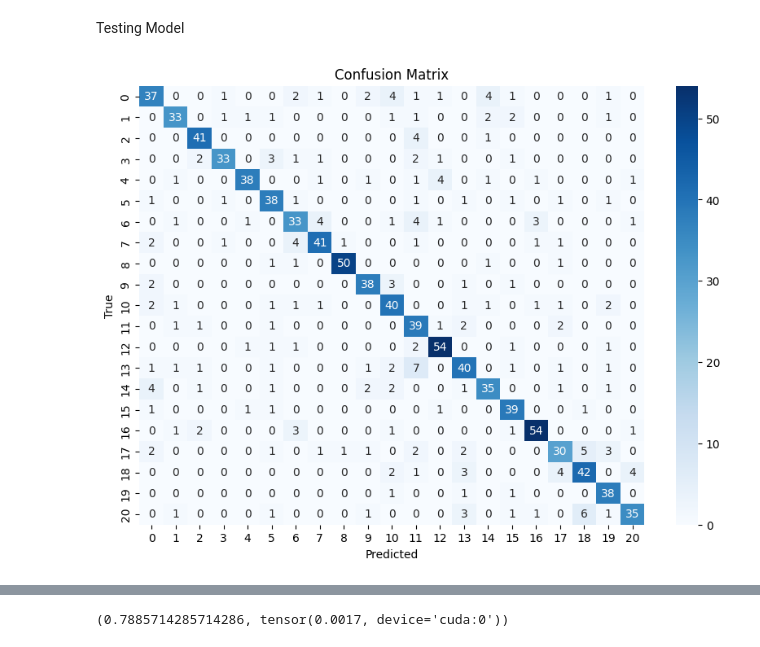
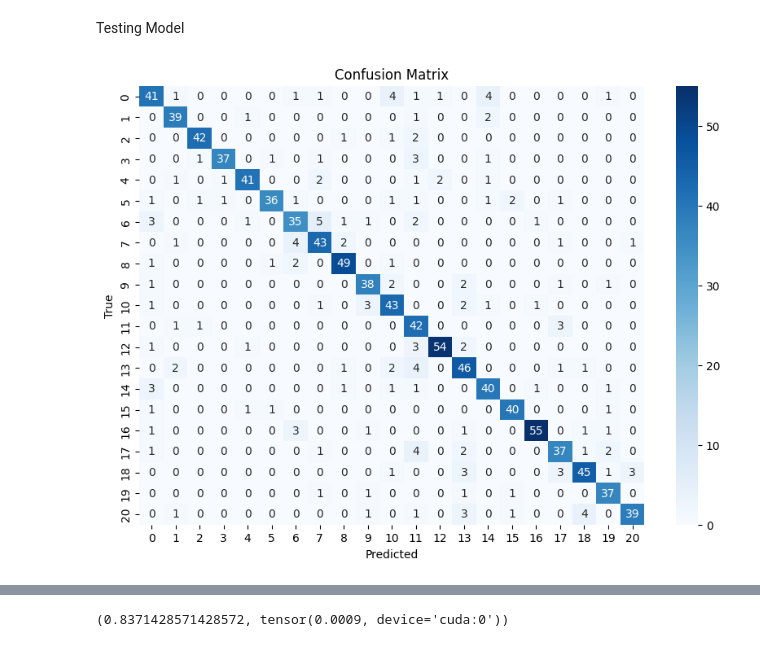
Before and after one commit to NtandoRaji/ml-assignment2-2024, a Jupyter notebook: Ensembling.ipynb, the cells around one changed output, grey strips where cells are left out. Cells and saved outputs as stored; diff of their text form; code cells hidden in the pictures.

```diff
--- a/Ensembling.ipynb
+++ b/Ensembling.ipynb
@@ -126,0 +129,6 @@ print(X_train.shape, X_test.shape, X_val.shape)
+# %%
+additional_data = np.load("additional_data-10000.npy").reshape([-1, 1, 32, 32])
+additional_labels = np.load("additional_labels-10000.npy")
+
+X_train = np.vstack([X_train, additional_data])
+y_train = np.vstack([y_train, to_onehot(additional_labels)])
@@ -159,20 +171,25 @@ class NeuralNetwork(nn.Module):
         # Define layers with expected sizes
         self.network = nn.Sequential(
             nn.Conv2d(1, input_dims[0], kernel_size=3, padding=1),  # Input shape: (1, 32, 32)
+            nn.GroupNorm(16, 32),
             activation,
             nn.MaxPool2d(kernel_size=2, stride=2),  # Output shape: (32, 16, 16)
             nn.Conv2d(32, 64, kernel_size=3, padding=1),  # Output shape: (64, 16, 16)
+            nn.GroupNorm(32, 64),
             activation,
             nn.MaxPool2d(kernel_size=2, stride=2),  # Output shape: (64, 8, 8)
 
             nn.Flatten(),
             nn.Linear(in_features=64 * 8 * 8, out_features=1024),
+            nn.GroupNorm(128, 1024),
             activation,
             dropout,
             nn.Linear(in_features=1024, out_features=512),
+            nn.GroupNorm(64, 512),
             activation,
             dropout,
             nn.Linear(in_features=512, out_features=256),
+            nn.GroupNorm(64, 256),
             activation,
             dropout,
             nn.Linear(in_features=256, out_features=n_outputs),
@@ -200,8 +217,8 @@ device = T.device("cuda" if T.cuda.is_available() else "cpu")
 model_1 = NeuralNetwork(input_dims=n_inputs, n_outputs=n_outputs, p_dropout=0.2).to(device)
 model_2 = NeuralNetwork(input_dims=n_inputs, n_outputs=n_outputs, p_dropout=0.2).to(device)
 
-dummy_image = T.rand(size=[1, 1, n_inputs[0], n_inputs[1]]).to(device)  # Dummy image tensor
-pred_1 = model_1(dummy_image)
-pred_2 = model_2(dummy_image)
+# dummy_image = T.rand(size=[1, 1, n_inputs[0], n_inputs[1]]).to(device)  # Dummy image tensor
+# pred_1 = model_1(dummy_image)
+# pred_2 = model_2(dummy_image)
 
-print(pred_1, pred_2)
+# print(pred_1, pred_2)
@@ -258,11 +266,11 @@ model_1.save_dir = "./models"
 model_2.save_dir = "./models"
 
 #Freeze these models
-model_1.load("Conv-NeuralNetwork-Image Dataset-1_acc-80.00_loss-0.000001")
+model_1.load("Conv-NeuralNetwork-GN-Image Dataset-1_acc-83.24_loss-0.000001")
 for param in model_1.parameters():
     param.requires_grad_(False)
 
-model_2.load("Conv-NeuralNetwork-Image Dataset-2_acc-80.19_loss-0.000001")
+model_2.load("Conv-NeuralNetwork-GN-Image Dataset-2_acc-83.05_loss-0.000001")
 for param in model_2.parameters():
     param.requires_grad_(False)
 
@@ -463,10 +443,10 @@ def test_model(model, X_test, y_test, criterion):
 # %%
 # model_1.save_dir = "./best_models"
 # model_2.save_dir = "./best_models"
 
-model.load("Conv-NeuralNetwork-Ensemble-Advance_acc-80.67_loss-0.001625")
+model.load("Conv-NeuralNetwork-Ensemble-Advance_acc-84.19_loss-0.000940")
 # model_2.load("NeuralNetwork-2_acc-61.81_loss-0.000008")
 test_model(model, X_test, y_test, criterion)
 # %% [output]
-[figure, old version]
+[figure, new version]
 Test Metrics:
@@ -474 +454 @@ Test Metrics:
-(0.7885714285714286, tensor(0.0017, device='cuda:0'))
+(0.8371428571428572, tensor(0.0009, device='cuda:0'))
```
Also changed, not shown: parts of 5 cells of this notebook, 10 other files.
